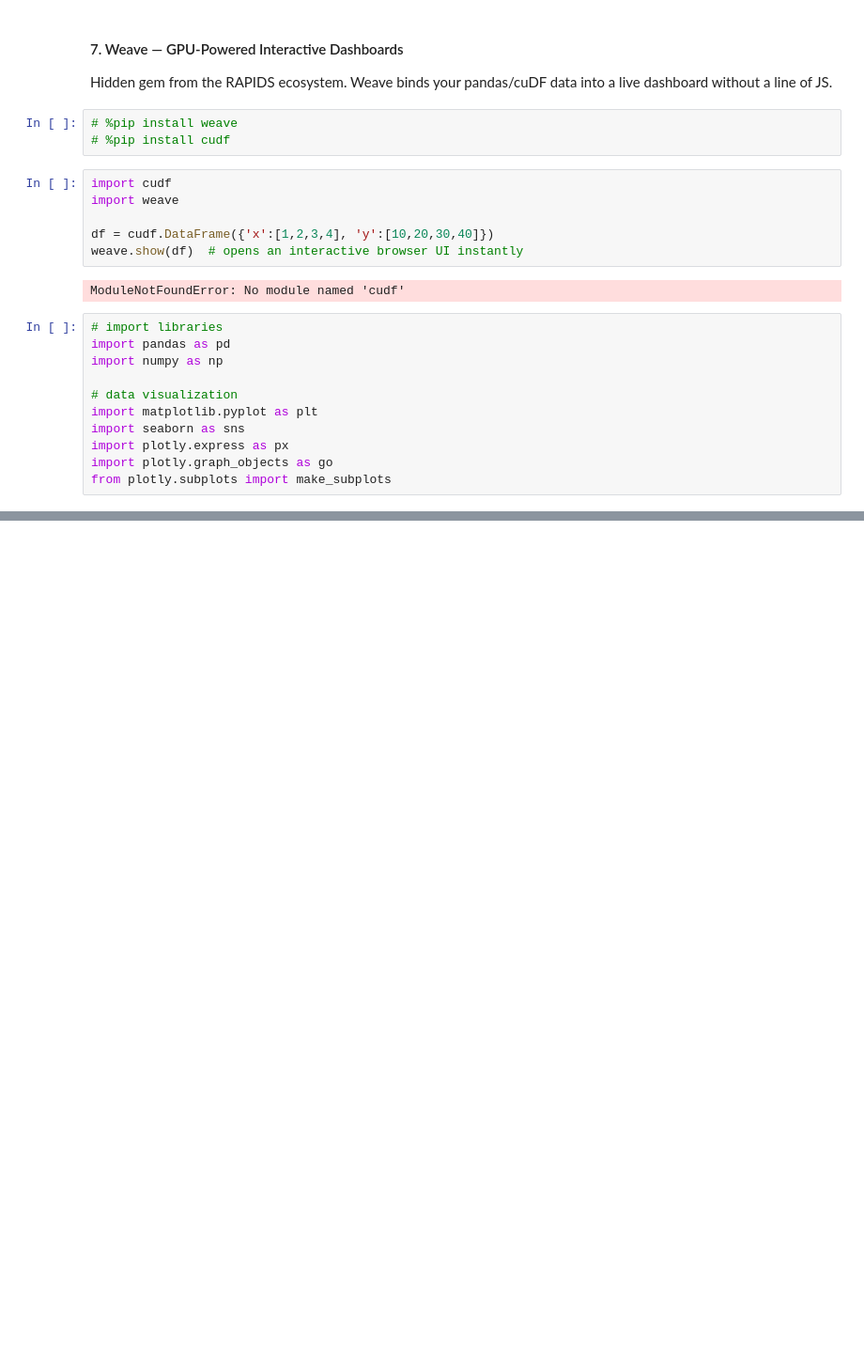
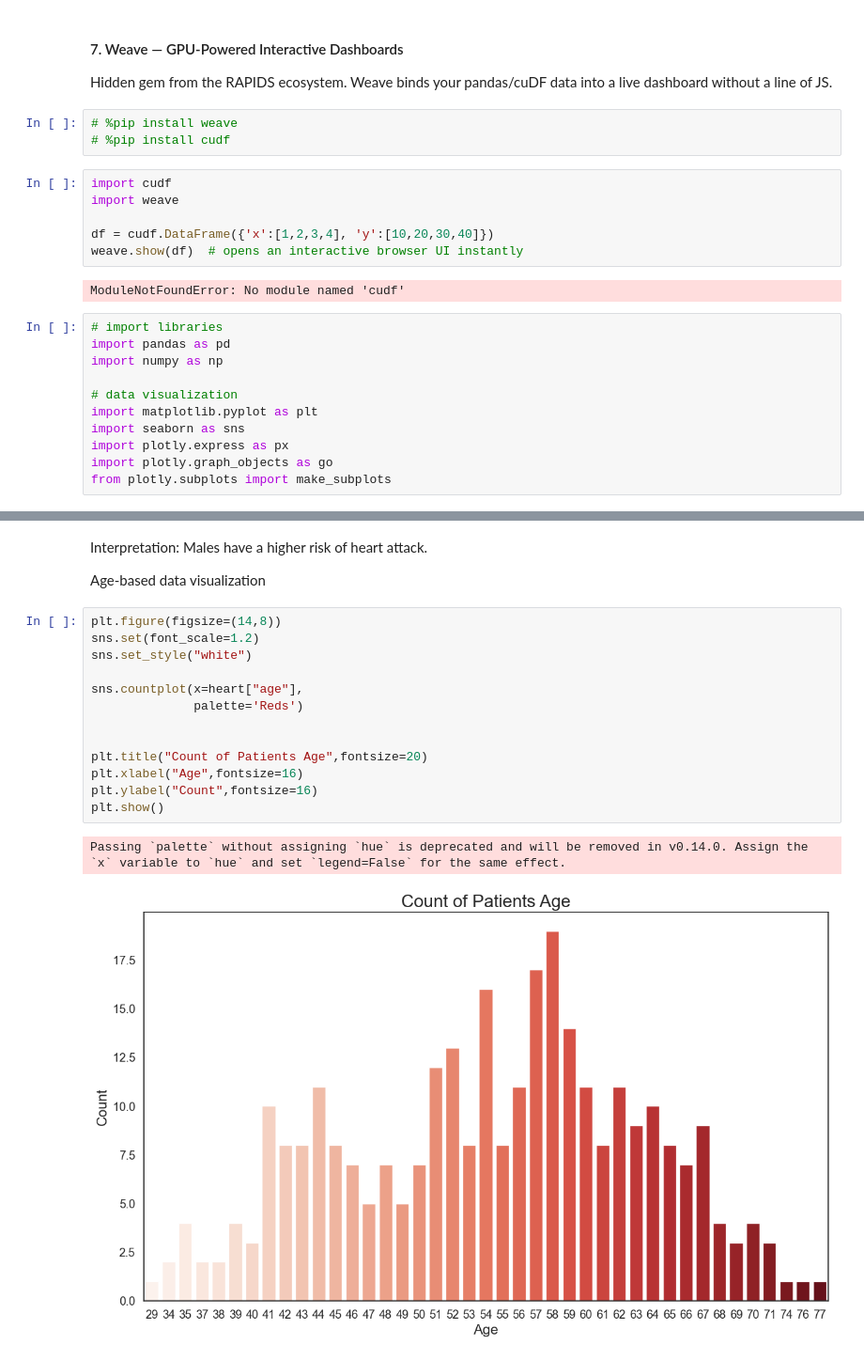
Before and after one commit to UlrikeDetective/R_themes, a Jupyter notebook: medium/visualisations/PythonVisualisationsLibaries.ipynb, the cells around one changed output, grey strips where cells are left out. Shown at 94% size. Cells and saved outputs as stored; diff of their text form; blank space fills up the shorter version.

```diff
--- a/medium/visualisations/PythonVisualisationsLibaries.ipynb
+++ b/medium/visualisations/PythonVisualisationsLibaries.ipynb
@@ -143,0 +252,20 @@ from plotly.subplots import make_subplots
+# %% [markdown]
+Interpretation: Males have a higher risk of heart attack.
+
+Age-based data visualization
+# %%
+plt.figure(figsize=(14,8))
+sns.set(font_scale=1.2)
+sns.set_style("white")
+
+sns.countplot(x=heart["age"],
+              palette='Reds')
+
+
+plt.title("Count of Patients Age",fontsize=20)
+plt.xlabel("Age",fontsize=16)
+plt.ylabel("Count",fontsize=16)
+plt.show()
+# %% [output]
+Passing `palette` without assigning `hue` is deprecated and will be removed in v0.14.0. Assign the `x` variable to `hue` and set `legend=False` for the same effect.
+[figure, added]
```
Also changed, not shown: parts of 20 cells of this notebook.
